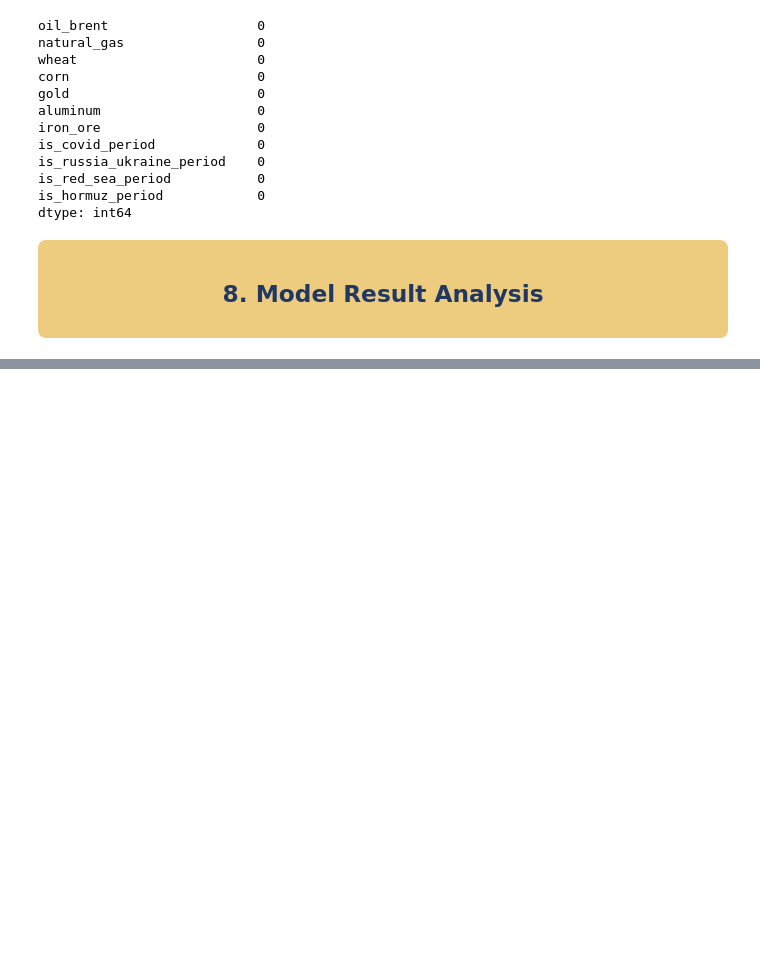
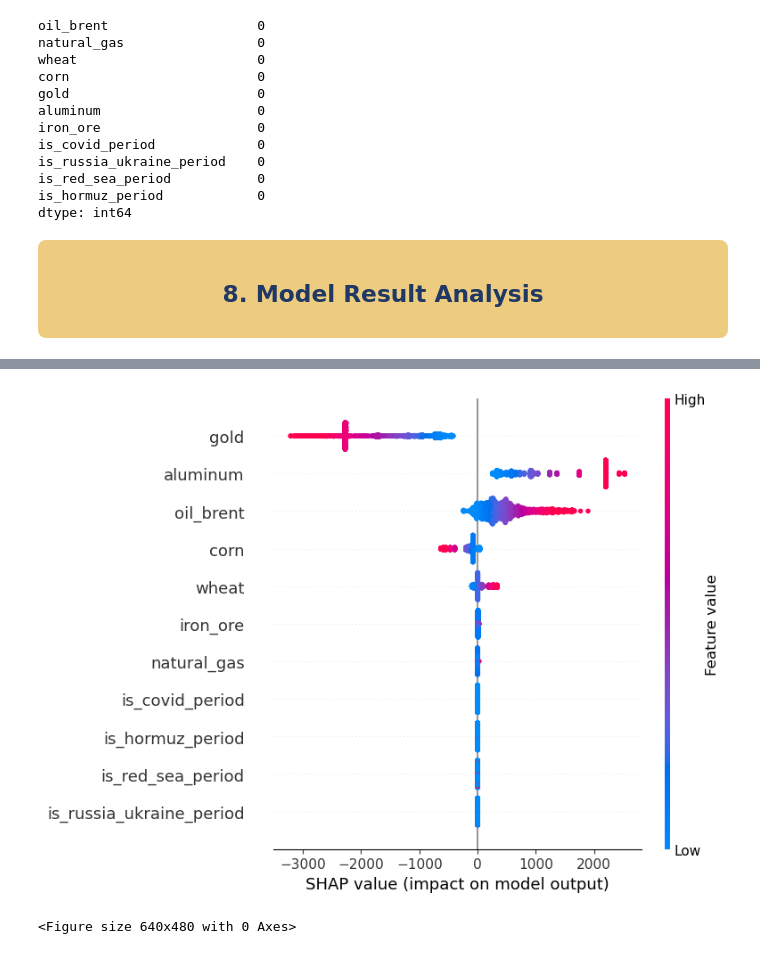
Before and after one commit to abdallahh07/global-trade-disruption-prediction, a Jupyter notebook: research.ipynb, the cells around one changed output, grey strips where cells are left out. Cells and saved outputs as stored; diff of their text form; code cells hidden in the pictures; blank space fills up the shorter version.

Commit message:
Model Evaluation Result

```diff
--- a/research.ipynb
+++ b/research.ipynb
@@ -558,0 +814,8 @@ NotFittedError: This Pipeline instance is not fitted yet. Call 'fit' with approp
+# %%
+explainer = shap.Explainer(best_model,x_train)
+shap_values = explainer(x_test)
+shap.summary_plot(shap_values,x_test)
+plt.savefig("shap.png", dpi=300, bbox_inches="tight")
+# %% [output]
+[figure, added]
+<Figure size 640x480 with 0 Axes>
```
Also changed, not shown: parts of 28 cells of this notebook, 8 other files.
